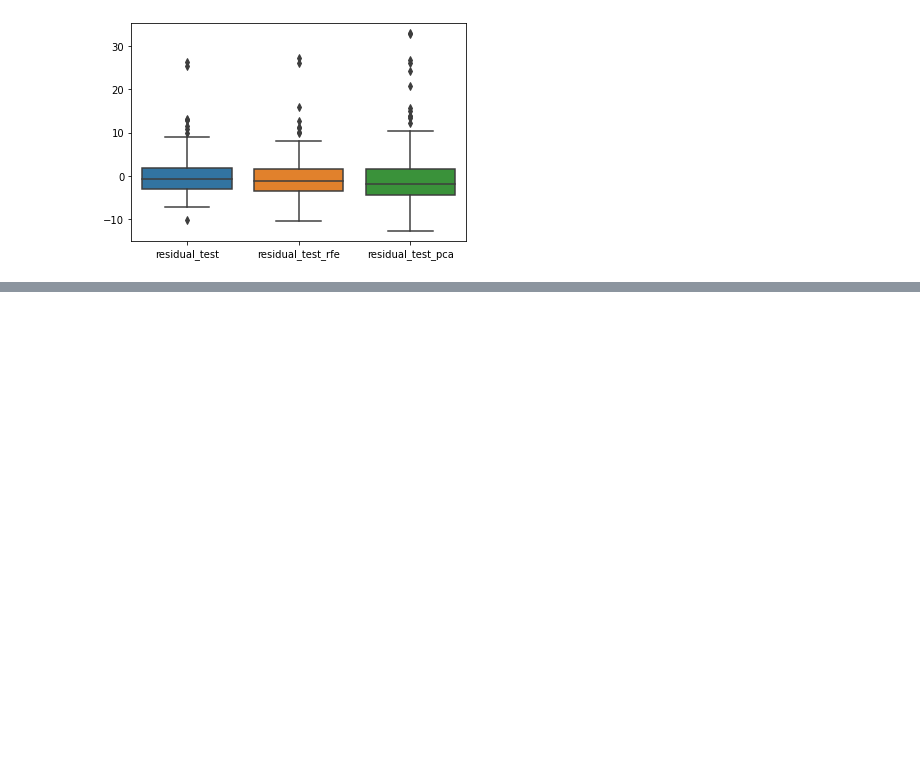
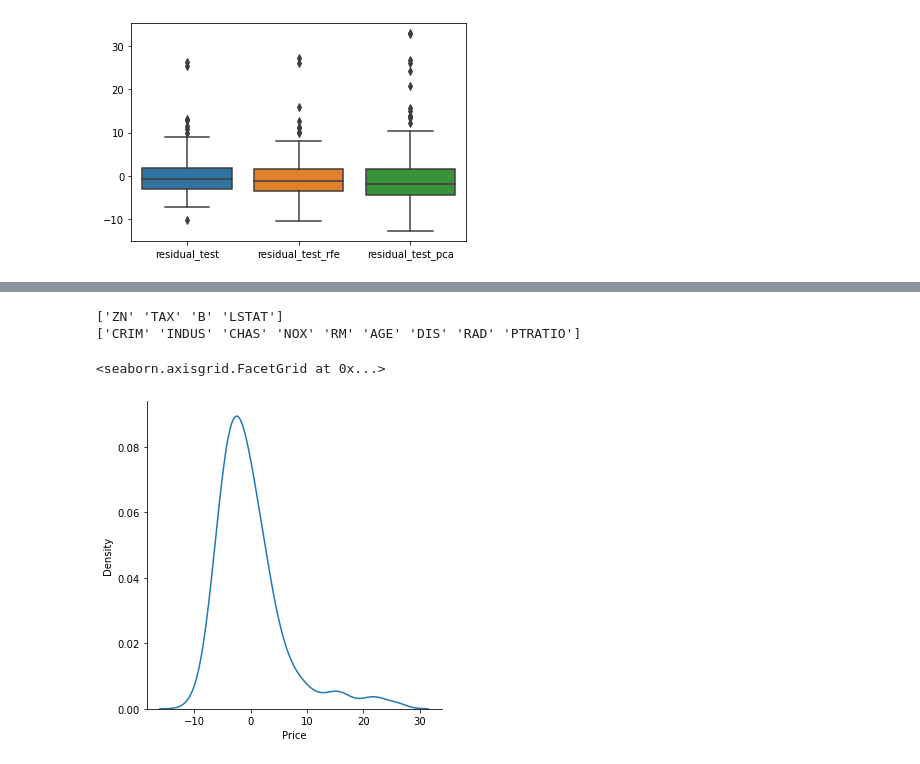
Before and after one commit to bansalkanav/Ultimate-Data-Science-Toolkit---From-Python-Basics-to-GenerativeAI, a Jupyter notebook: Module 4 - Machine Learning/04. Linear Regression/multiple_linear_reg_with_feature_selection.ipynb, the cells around one changed output, grey strips where cells are left out. Drawn from its saved outputs; the diff is of its cells as text; code cells hidden in the pictures; blank space fills up the shorter version.

```diff
--- a/Module 4 - Machine Learning/04. Linear Regression/multiple_linear_reg_with_feature_selection.ipynb
+++ b/Module 4 - Machine Learning/04. Linear Regression/multiple_linear_reg_with_feature_selection.ipynb
@@ -1172,0 +1178,4 @@ sns.boxplot(data = res_df)
+# %%
+regressor_lasso = Lasso(alpha=10.0)
+
+regressor_lasso.fit(X_train, y_train)
@@ -1172,0 +1198,22 @@ sns.boxplot(data = res_df)
+# %%
+importance = regressor_lasso.coef_
+
+features = X_train.columns
+
+print(np.array(features)[importance != 0])
+
+print(np.array(features)[importance == 0])
+# %% [output]
+['ZN' 'TAX' 'B' 'LSTAT']
+['CRIM' 'INDUS' 'CHAS' 'NOX' 'RM' 'AGE' 'DIS' 'RAD' 'PTRATIO']
+# %%
+# Residual Analysis on Training Data
+
+y_train_pred_lasso = regressor_lasso.predict(X_train)
+
+residual_lasso = y_train - y_train_pred_lasso
+
+sns.displot(residual_lasso, kind='kde')
+# %% [output]
+<seaborn.axisgrid.FacetGrid at 0x...>
+[figure, added]
```
Also changed, not shown: parts of 18 cells of this notebook.
